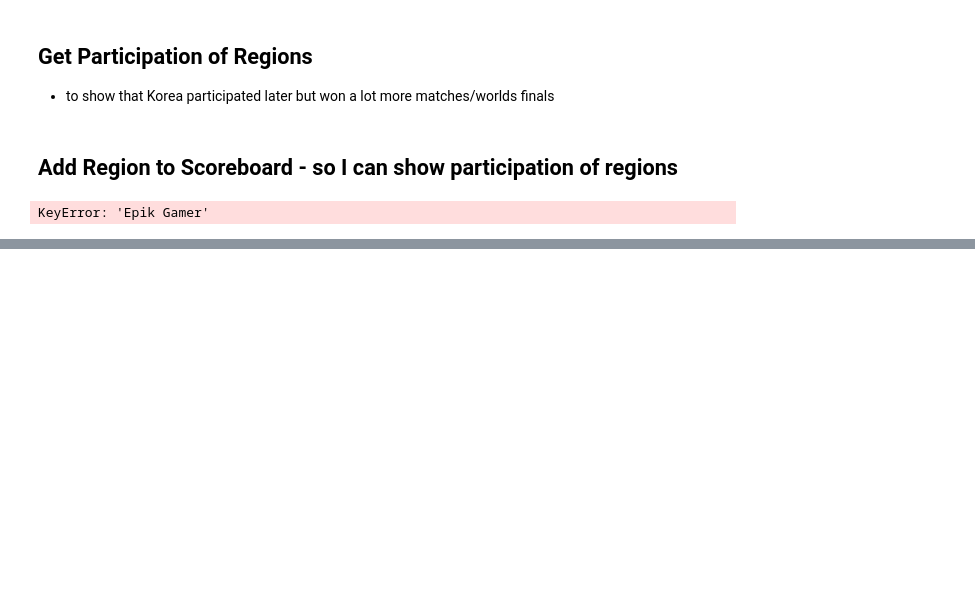
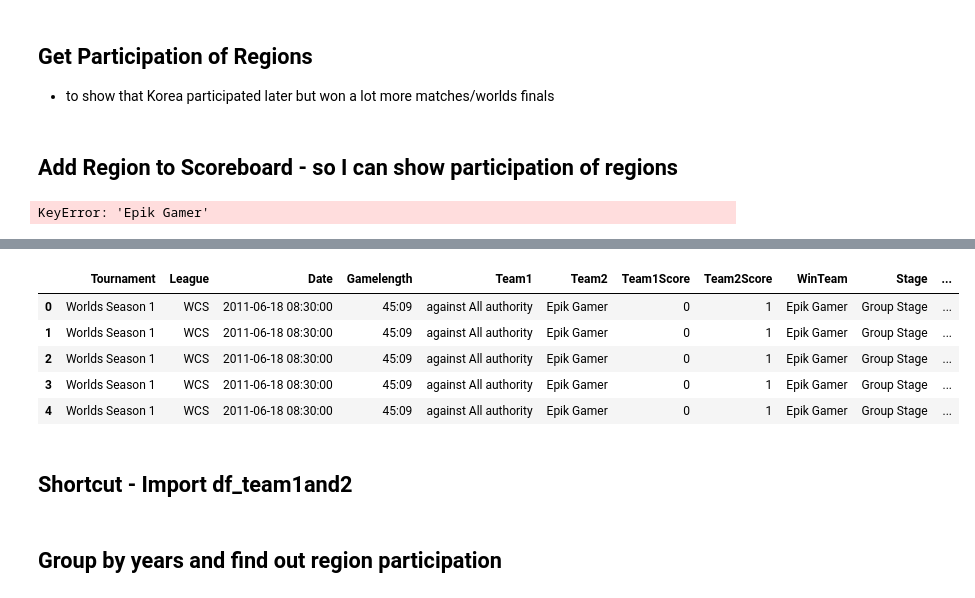
Before and after one commit to SzeWaiHo/UCDPA-SzeWaiHo, a Jupyter notebook: API_LoL_v3.ipynb, the cells around one changed output, grey strips where cells are left out. Saved outputs shown, nothing was run; the diff lists cells and outputs as text; code cells hidden in the pictures; blank space fills up the shorter version.

```diff
--- a/API_LoL_v3.ipynb
+++ b/API_LoL_v3.ipynb
@@ -578,0 +635,27 @@ AttributeError: module 'pandas' has no attribute 'to_csv'
+# %%
+#import manually stored file for matching old to new team names
+df_OldtoNewTeams = pd.read_csv("OldtoNewTeams.csv",index_col=0)
+
+#concatenate the two dataframes to add the new list of teams
+df_TeamRegion = pd.concat([df_TeamRegion,df_OldtoNewTeams])
+df_TeamRegion.to_csv("TeamRegion.csv")
+# %%
+#redo previous merge now that the teams can be found
+df_team1 = df_Scoreboard_Worlds2.merge(df_TeamRegion, left_on = 'Team1', right_on = 'Team', how = 'left')
+df_team1and2 = df_team1.merge(df_TeamRegion, left_on = 'Team2', right_on = 'Team', how = 'left')
+
+#clean dataframe
+df_team1and2.rename(columns={'Tab':'Stage','Region_x':'Region_T1','Team_abbr_x':'Team_T1','Region_y':'Region_T2','Team_abbr_y':'Team_T2'},inplace=True)
+
+df_team1and2.head()
+
+#df_team1and2.to_csv("Merged_1_2.csv",index=False)
+# %% [output]
+|  | Tournament | League | Date | Gamelength | Team1 | Team2 | Team1Score | Team2Score | WinTeam | Stage | ... |
+| 0 | Worlds Season 1 | WCS | 2011-06-18 08:30:00 | 45:09 | against All authority | Epik Gamer | 0 | 1 | Epik Gamer | Group Stage | ... |
+| 1 | Worlds Season 1 | WCS | 2011-06-18 08:30:00 | 45:09 | against All authority | Epik Gamer | 0 | 1 | Epik Gamer | Group Stage | ... |
+| 2 | Worlds Season 1 | WCS | 2011-06-18 08:30:00 | 45:09 | against All authority | Epik Gamer | 0 | 1 | Epik Gamer | Group Stage | ... |
+| 3 | Worlds Season 1 | WCS | 2011-06-18 08:30:00 | 45:09 | against All authority | Epik Gamer | 0 | 1 | Epik Gamer | Group Stage | ... |
+| 4 | Worlds Season 1 | WCS | 2011-06-18 08:30:00 | 45:09 | against All authority | Epik Gamer | 0 | 1 | Epik Gamer | Group Stage | ... |
+# %% [markdown]
+## Shortcut - Import df_team1and2
@@ -578,0 +664,2 @@ AttributeError: module 'pandas' has no attribute 'to_csv'
+# %% [markdown]
+## Group by years and find out region participation
```
Also changed, not shown: parts of 17 cells of this notebook, 9 other files.
